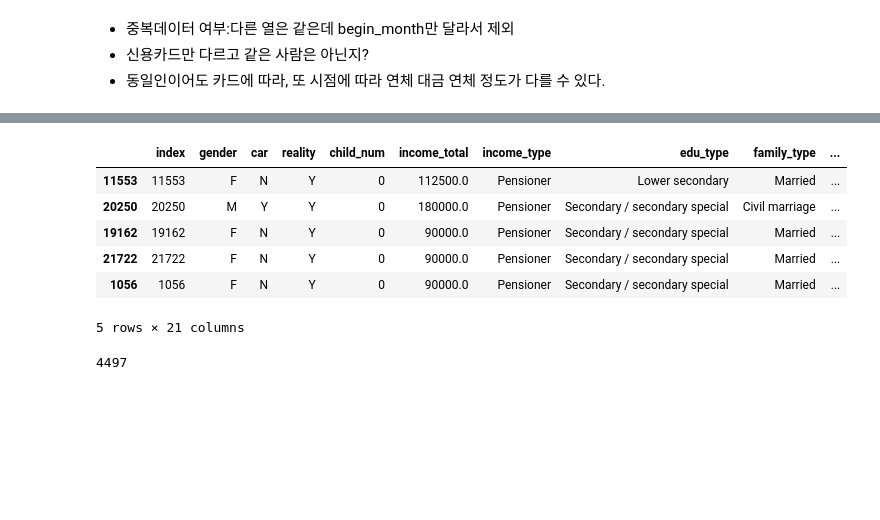
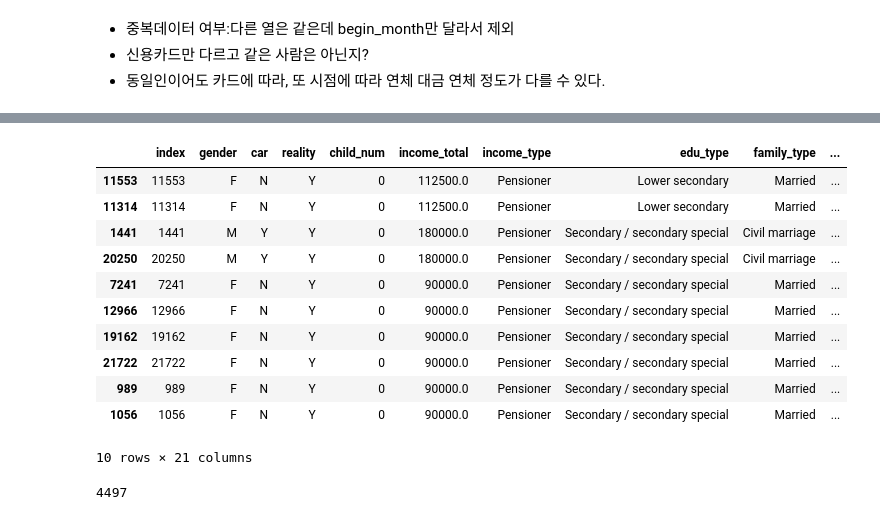
Before and after one commit to Ah-Hyeon0829/CreditGrade1, a Jupyter notebook: credit_card.ipynb, the cells around one changed output, grey strips where cells are left out. Drawn from its saved outputs; the diff is of its cells as text; code cells hidden in the pictures; blank space fills up the shorter version.

```diff
--- a/credit_card.ipynb
+++ b/credit_card.ipynb
@@ -284,0 +306,3 @@ print(occyp.shape,non_occyp.shape)
+# %%
+non_occyp.loc[(non_occyp['employeed']==0),'occyp_type']='inocc'
+#고용되지 않은 사람은 inocc로 처리.
@@ -664,14 +691,19 @@ duplicated.loc[duplicated['income_total']==157500.0].sort_values(by='DAYS_BIRTH'
 # %%
-duplicated.sort_values(by='DAYS_BIRTH').head()#생일별로 추출
-#밑의 3행:begin_month빼고 다 같다.
+duplicated.sort_values(by='DAYS_BIRTH').head(10)#생일별로 추출
+#밑의 6행:begin_month빼고 다 같다.
 # %% [output]
 |  | index | gender | car | reality | child_num | income_total | income_type | edu_type | family_type | ... |
 | 11553 | 11553 | F | N | Y | 0 | 112500.0 | Pensioner | Lower secondary | Married | ... |
+| 11314 | 11314 | F | N | Y | 0 | 112500.0 | Pensioner | Lower secondary | Married | ... |
+| 1441 | 1441 | M | Y | Y | 0 | 180000.0 | Pensioner | Secondary / secondary special | Civil marriage | ... |
 | 20250 | 20250 | M | Y | Y | 0 | 180000.0 | Pensioner | Secondary / secondary special | Civil marriage | ... |
+| 7241 | 7241 | F | N | Y | 0 | 90000.0 | Pensioner | Secondary / secondary special | Married | ... |
+| 12966 | 12966 | F | N | Y | 0 | 90000.0 | Pensioner | Secondary / secondary special | Married | ... |
 | 19162 | 19162 | F | N | Y | 0 | 90000.0 | Pensioner | Secondary / secondary special | Married | ... |
 | 21722 | 21722 | F | N | Y | 0 | 90000.0 | Pensioner | Secondary / secondary special | Married | ... |
+| 989 | 989 | F | N | Y | 0 | 90000.0 | Pensioner | Secondary / secondary special | Married | ... |
 | 1056 | 1056 | F | N | Y | 0 | 90000.0 | Pensioner | Secondary / secondary special | Married | ... |
-5 rows × 21 columns
+10 rows × 21 columns
 # %%
 len(duplicated) #index,credit만 제거
 # %% [output]
```
Also changed, not shown: parts of 139 cells of this notebook.
